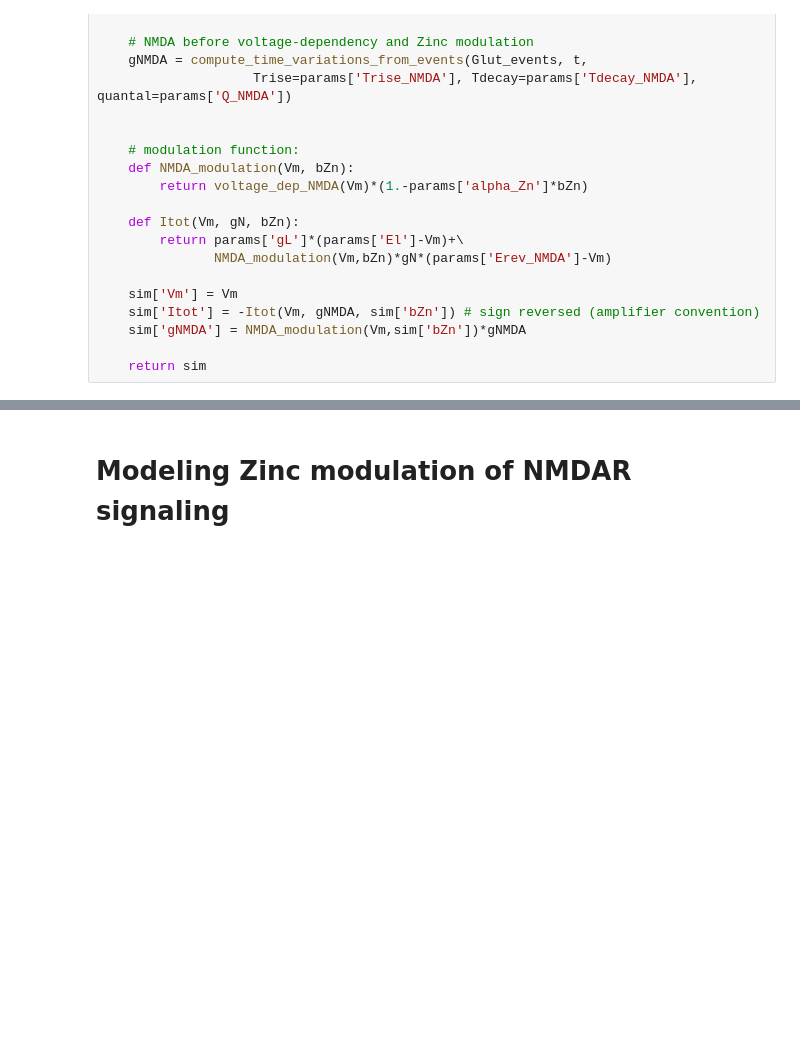
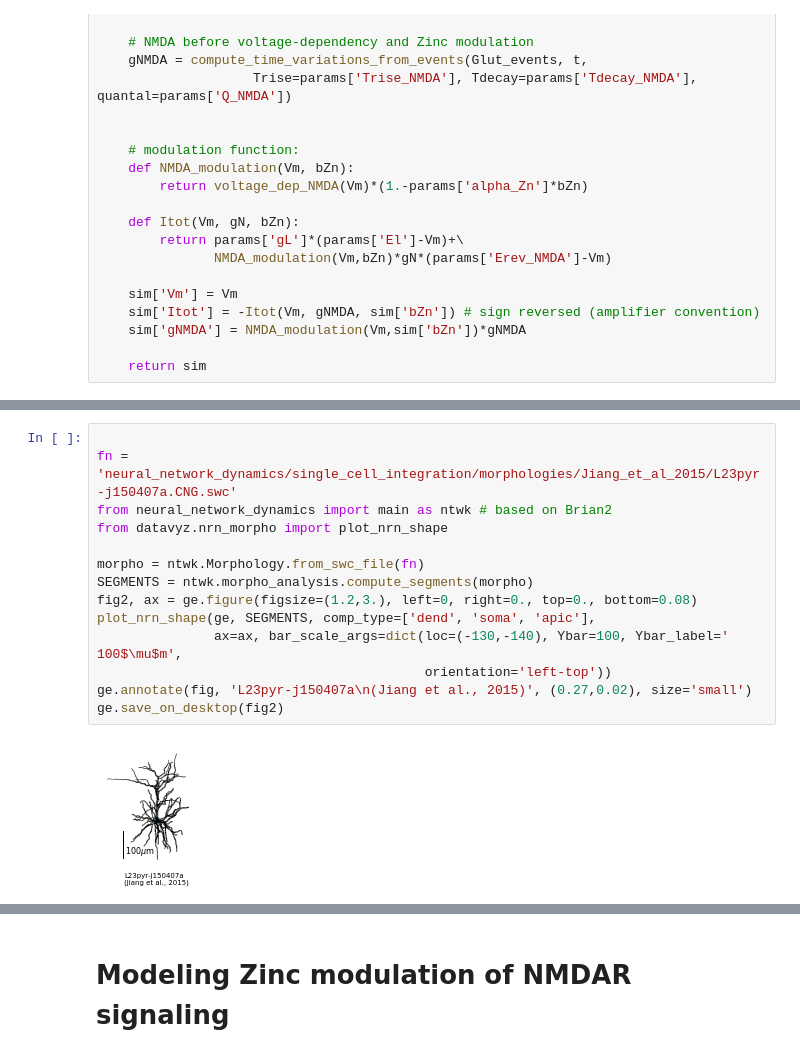
Before and after one commit to yzerlaut/zinc-NMDA-modulation, a Jupyter notebook: notebook.ipynb, the cells around one changed output, grey strips where cells are left out. Cells and saved outputs as stored; diff of their text form; blank space fills up the shorter version.

```diff
--- a/notebook.ipynb
+++ b/notebook.ipynb
@@ -251,0 +251,16 @@ ge.panel_label(AX[0], 'b', (1.1,1.1), size='large')
+# %%
+
+fn = 'neural_network_dynamics/single_cell_integration/morphologies/Jiang_et_al_2015/L23pyr-j150407a.CNG.swc'
+from neural_network_dynamics import main as ntwk # based on Brian2
+from datavyz.nrn_morpho import plot_nrn_shape
+
+morpho = ntwk.Morphology.from_swc_file(fn)
+SEGMENTS = ntwk.morpho_analysis.compute_segments(morpho)
+fig2, ax = ge.figure(figsize=(1.2,3.), left=0, right=0., top=0., bottom=0.08)
+plot_nrn_shape(ge, SEGMENTS, comp_type=['dend', 'soma', 'apic'],
+               ax=ax, bar_scale_args=dict(loc=(-130,-140), Ybar=100, Ybar_label=' 100$\mu$m',
+                                          orientation='left-top'))
+ge.annotate(fig, 'L23pyr-j150407a\n(Jiang et al., 2015)', (0.27,0.02), size='small')
+ge.save_on_desktop(fig2)
+# %% [output]
+[figure, added]
```
Also changed, not shown: parts of 2 cells of this notebook, 2 other files.
